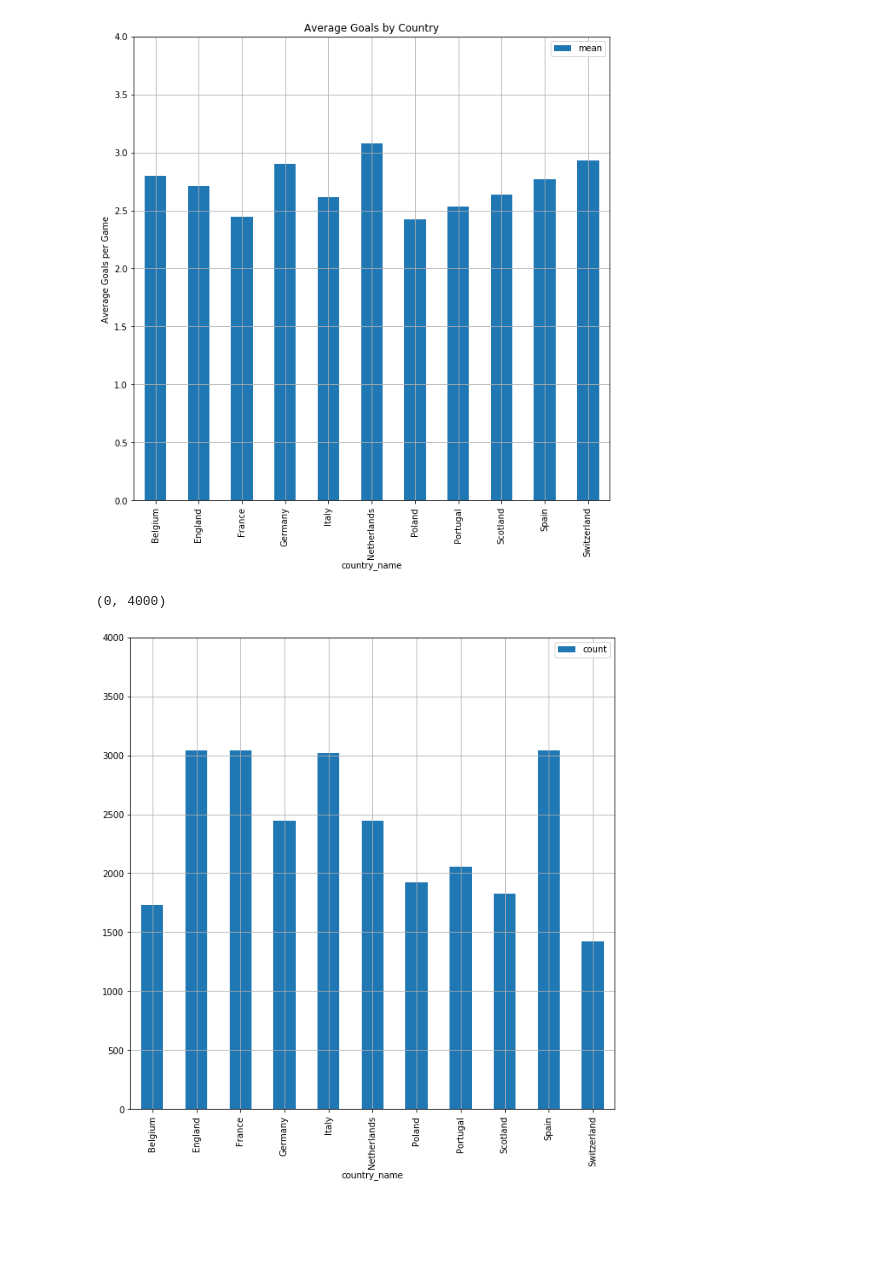
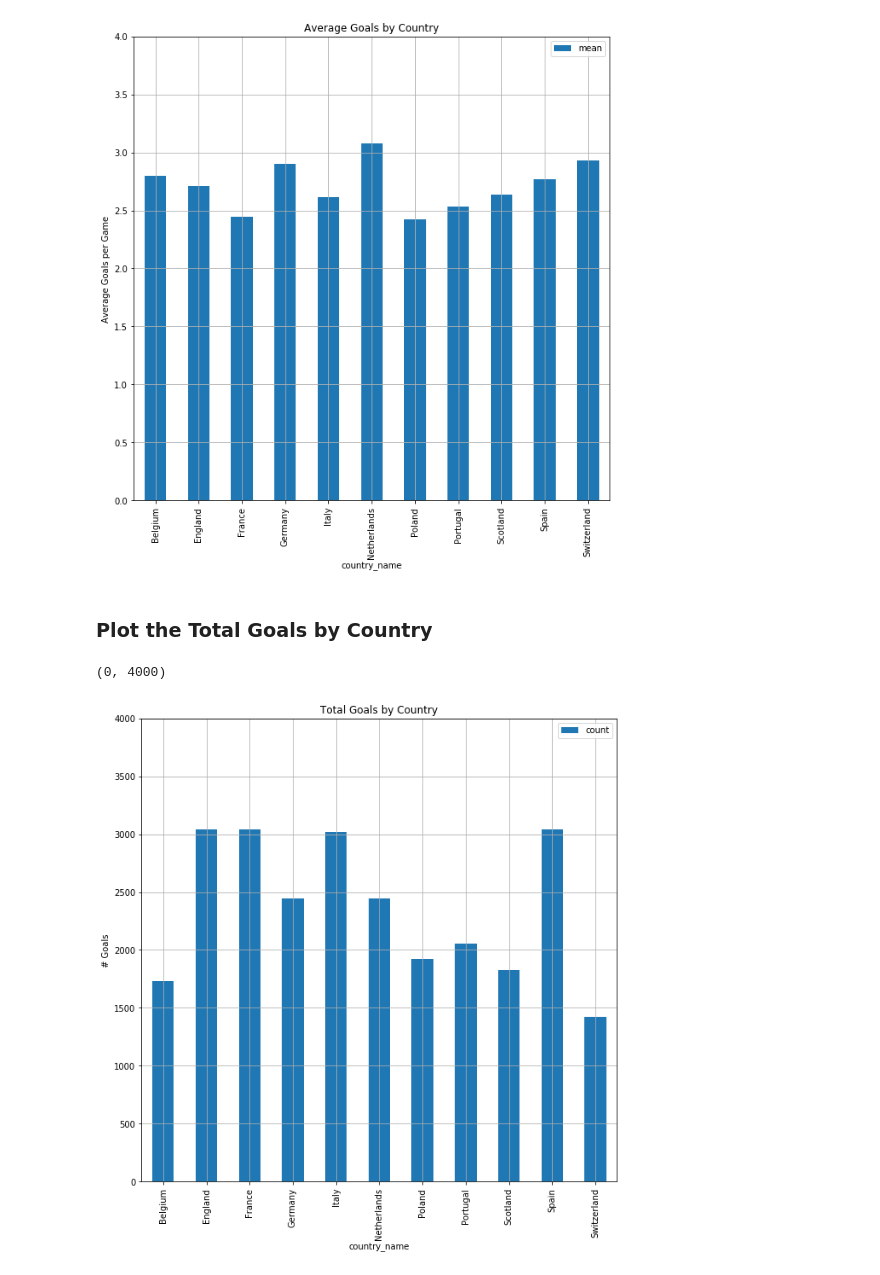
Before and after one commit to EdmondLeahy/PythonForDataScience, a Jupyter notebook: Week6/Data/Week6_Project_Eleahy.ipynb, the cells around one changed output. Drawn from its saved outputs; the diff is of its cells as text; code cells hidden in the pictures; blank space fills up the shorter version.

```diff
--- a/Week6/Data/Week6_Project_Eleahy.ipynb
+++ b/Week6/Data/Week6_Project_Eleahy.ipynb
@@ -7,9 +14,9 @@ import matplotlib.pyplot as plt
 # %%
-# Create your connection.
+
 cnx = sqlite3.connect('database.sqlite')
-player_at = pd.read_sql_query("SELECT * FROM Player_Attributes", cnx)
-player = pd.read_sql_query("SELECT * FROM Player", cnx)
-league = pd.read_sql_query("SELECT * FROM League", cnx)
+#player_at = pd.read_sql_query("SELECT * FROM Player_Attributes", cnx)
+#player = pd.read_sql_query("SELECT * FROM Player", cnx)
+#league = pd.read_sql_query("SELECT * FROM League", cnx)
 team = pd.read_sql_query("SELECT * FROM Team", cnx)
 country= pd.read_sql_query("SELECT * FROM Country", cnx)
 match= pd.read_sql_query("SELECT * FROM Match", cnx)
@@ -96,10 +116,14 @@ ax.set_ylim(0,4)
 # %% [output]
 (0, 4)
 [figure]
+# %% [markdown]
+### Plot the Total Goals by Country
 # %%
 ax = country_total_goals.plot.bar(y='count', figsize=(10,10))
 ax.grid()
+ax.set_ylabel('# Goals')
+ax.set_title('Total Goals by Country')
 ax.set_ylim(0,4000)
 # %% [output]
 (0, 4000)
-[figure, old version]
+[figure, new version]
```
Also changed, not shown: parts of 13 cells of this notebook, 4 other files.
